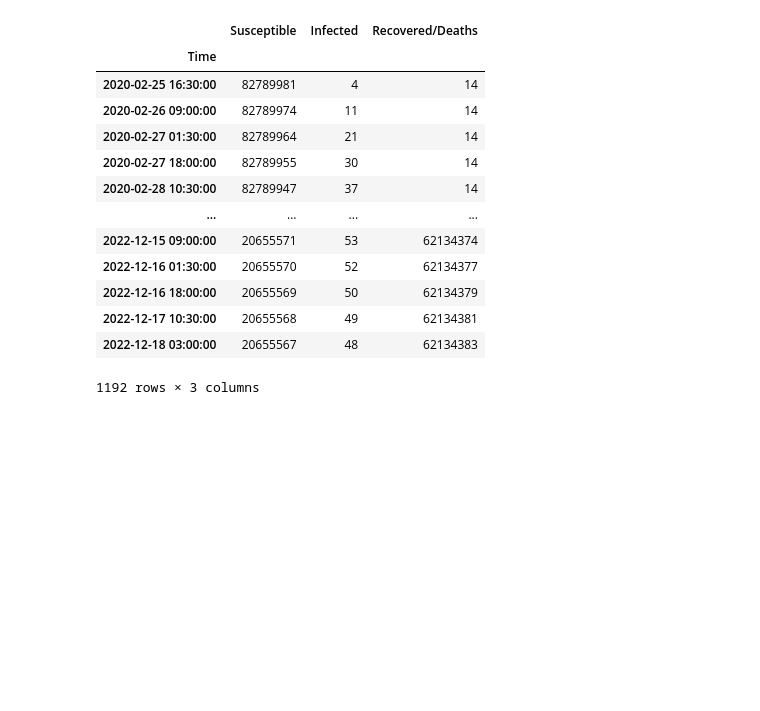
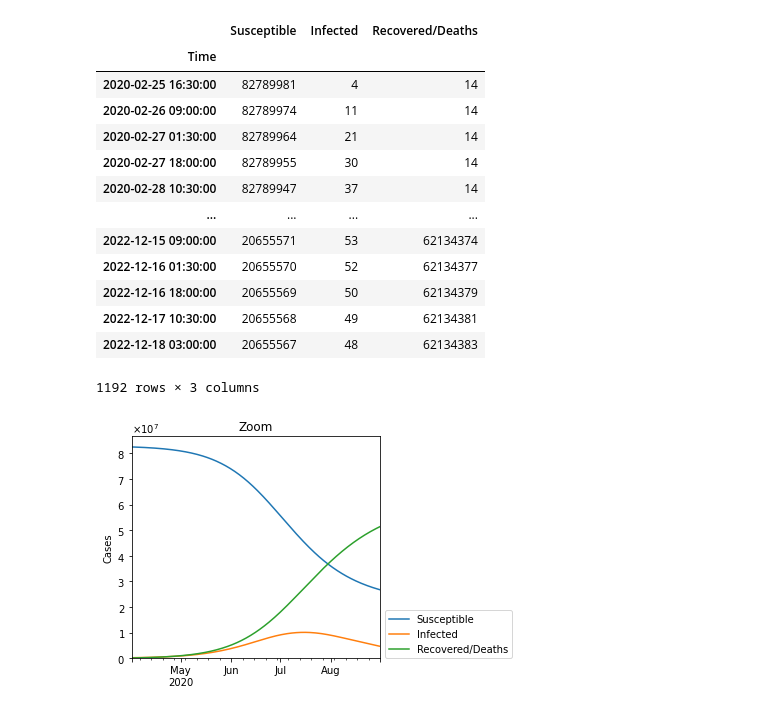
Before and after one commit to Fudalinm/EpidemicSpreadModels, a Jupyter notebook: notebooks/Germany.ipynb, the cells around one changed output. Cells and saved outputs as stored; diff of their text form; code cells hidden in the pictures; blank space fills up the shorter version.

Commit message:
zoom on germany prediction

```diff
--- a/notebooks/Germany.ipynb
+++ b/notebooks/Germany.ipynb
@@ -197,3 +197,7 @@ ger_scenario.predict(days=1000)
 | 2022-12-17 10:30:00 | 20655568 | 49 | 62134381 |
 | 2022-12-18 03:00:00 | 20655567 | 48 | 62134383 |
 1192 rows × 3 columns
+# %%
+model.line_plot(df.loc['2020-04-01':'2020-08-30'],title='Zoom')
+# %% [output]
+[figure, added]
```
Also changed, not shown: parts of 1 cell of this notebook.
